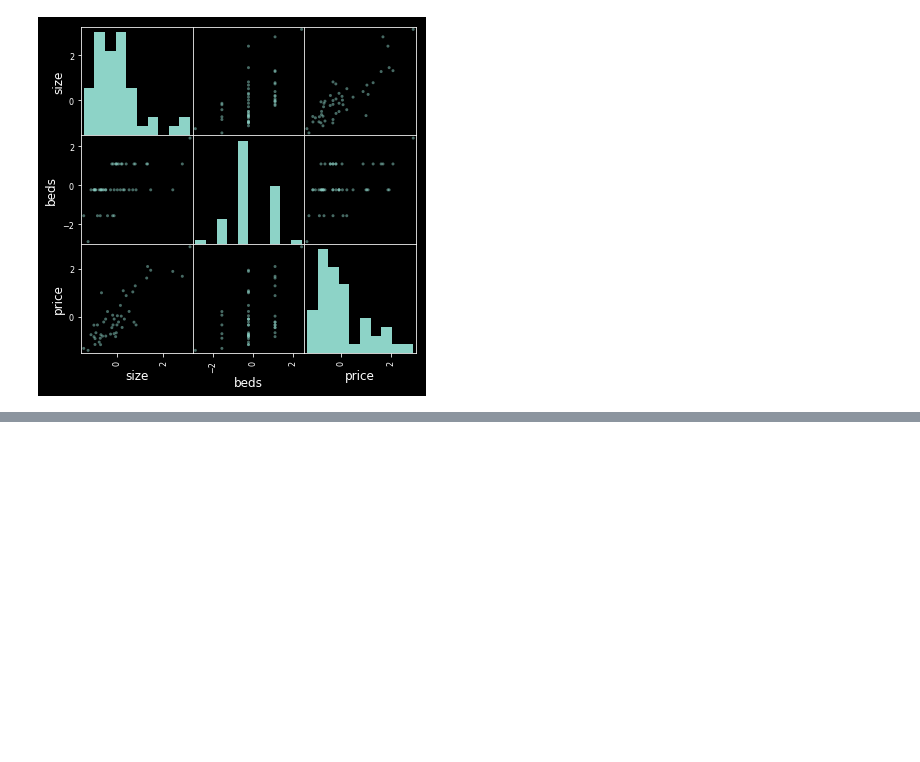
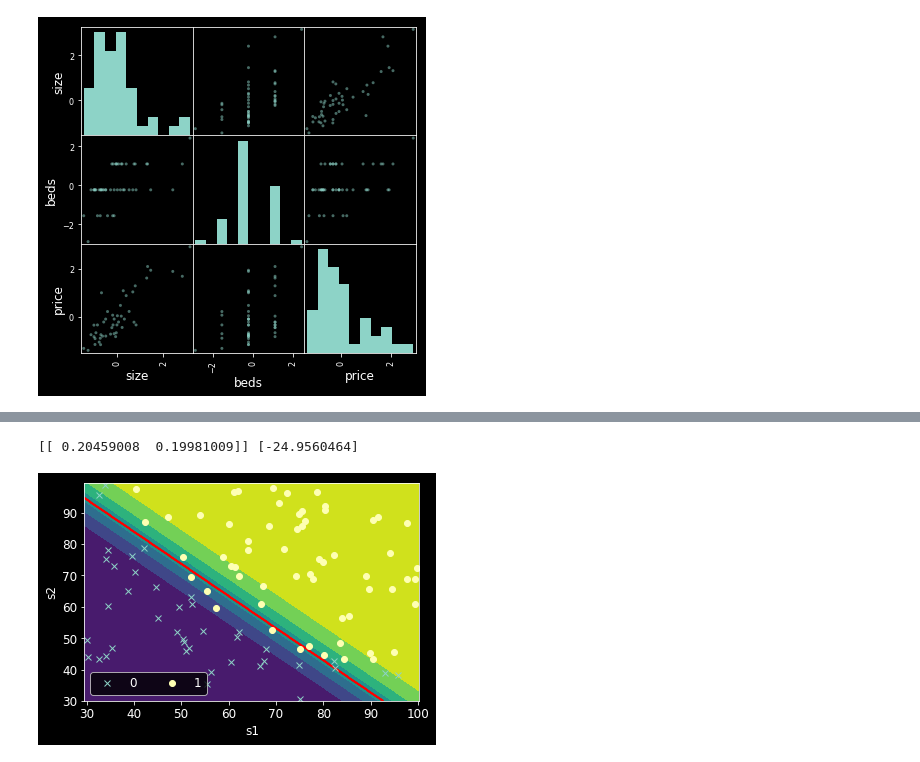
Before and after one commit to ig248/coursera-ml, a Jupyter notebook: ML in python.ipynb, the cells around one changed output, grey strips where cells are left out. Saved outputs shown, nothing was run; the diff lists cells and outputs as text; code cells hidden in the pictures; blank space fills up the shorter version.

```diff
--- a/ML in python.ipynb
+++ b/ML in python.ipynb
@@ -161,0 +246,24 @@ df_scaled.describe(percentiles=[])
+# %%
+h = .1;
+
+x_min, x_max = X[:, 0].min() - .5, X[:, 0].max() + .5
+y_min, y_max = X[:, 1].min() - .5, X[:, 1].max() + .5
+xx, yy = np.meshgrid(np.arange(x_min, x_max, h), np.arange(y_min, y_max, h))
+Z = regr.predict(np.c_[xx.ravel(), yy.ravel()])
+P = regr.predict_proba(np.c_[xx.ravel(), yy.ravel()])
+# Put the result into a color plot
+Z = Z.reshape(xx.shape)
+P0 = P[:,0].reshape(xx.shape)
+P1 = P[:,1].reshape(xx.shape)
+plt.contour(xx, yy, Z, colors='r')
+plt.contourf(xx, yy, P1)
+for adm, style in zip([0, 1], ['x', 'o']):
+    sub_df = df[df.adm==adm]
+    plt.plot(sub_df.s1, sub_df.s2, style, label='%d' % adm)
+plt.legend(ncol=2)
+plt.xlabel('s1')
+plt.ylabel('s2')
+print regr.coef_, regr.intercept_
+# %% [output]
+[[ 0.20459008  0.19981009]] [-24.9560464]
+[figure, added]
```
Also changed, not shown: parts of 20 cells of this notebook.
